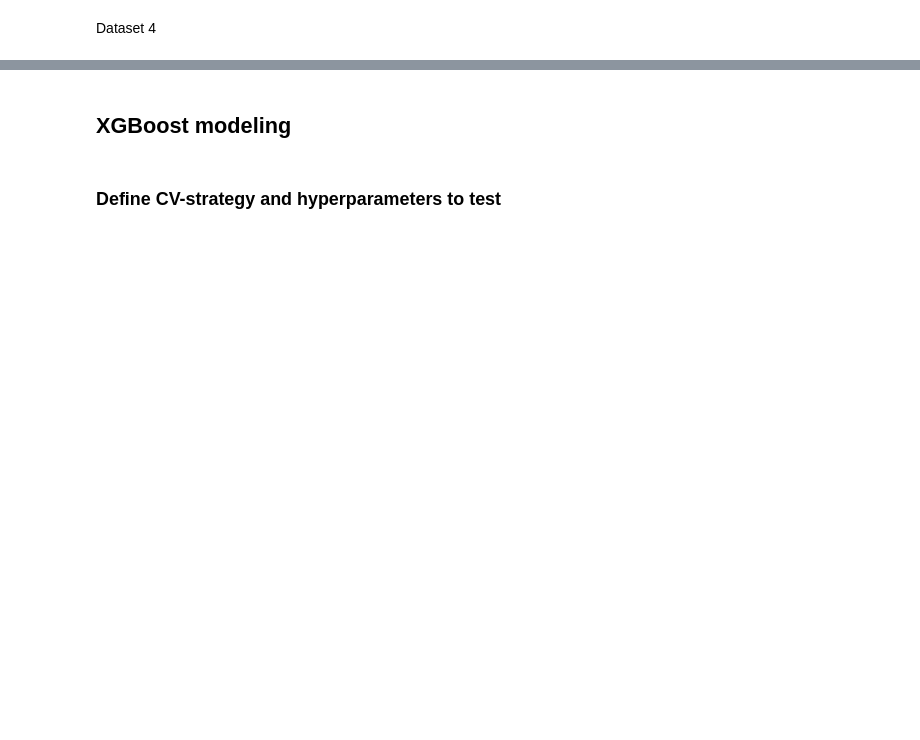
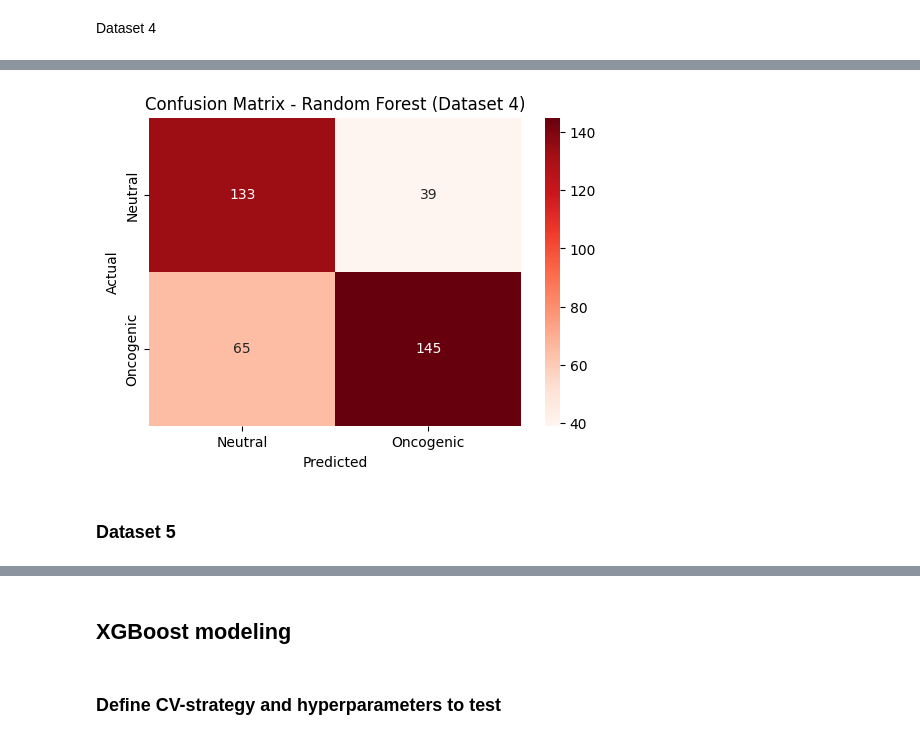
Before and after one commit to anekleiven/machine_learning_pipeline, a Jupyter notebook: 04_Model_Training.ipynb, the cells around one changed output, grey strips where cells are left out. Cells and saved outputs as stored; diff of their text form; code cells hidden in the pictures; blank space fills up the shorter version.

```diff
--- a/04_Model_Training.ipynb
+++ b/04_Model_Training.ipynb
@@ -451,9 +543,9 @@ plt.show()
 # %% [markdown]
 ### Define CV-strategy and hyperparameters to test
 # %%
-cv_strategy = StratifiedGroupKFold(n_splits=5, shuffle=True, random_state=42)
+cv_strategy = StratifiedKFold(n_splits=10, shuffle=True, random_state=42)
 
-gs_rf1 = GridSearchCV(
+rf1 = GridSearchCV(
   estimator=pipe_rf1,
   param_grid={'clf__n_estimators': [225,250,275],
   'clf__max_features': ['sqrt'],
@@ -465,7 +557,7 @@ gs_rf1 = GridSearchCV(
   cv=cv_strategy,
   n_jobs=-1)
 
-gs_rf2 = GridSearchCV(
+rf2 = GridSearchCV(
   estimator=pipe_rf2,
   param_grid={'clf__n_estimators': [225,250,275],
   'clf__max_features': ['sqrt'],
@@ -477,7 +569,7 @@ gs_rf2 = GridSearchCV(
   cv=cv_strategy,
   n_jobs=-1)
 
-gs_rf3 = GridSearchCV(
+rf3 = GridSearchCV(
   estimator=pipe_rf3,
   param_grid={'clf__n_estimators': [225,250,275],
   'clf__max_features': ['sqrt'],
@@ -489,7 +581,7 @@ gs_rf3 = GridSearchCV(
   cv=cv_strategy,
   n_jobs=-1)
 
-gs_rf4 = GridSearchCV(
+rf4 = GridSearchCV(
   estimator=pipe_rf4,
   param_grid={'clf__n_estimators': [225,250,275],
   'clf__max_features': ['sqrt'],
@@ -500,5 +592,17 @@ gs_rf4 = GridSearchCV(
   scoring='f1_macro',
   cv=cv_strategy,
   n_jobs=-1)
+
+rf5 = GridSearchCV(
+  estimator=pipe_rf5,
+  param_grid={'clf__n_estimators': [225,250,275],
+  'clf__max_features': ['sqrt'],
+  'clf__max_depth': [10,15],
+  'clf__criterion': ['entropy'],
+  'clf__min_samples_split': [2, 4],
+  'clf__min_samples_leaf': [1, 2]},
+  scoring='f1_macro',
+  cv=cv_strategy,
+  n_jobs=-1)
 # %% [markdown]
 ### Fit random forest model to all training data
@@ -636,10 +794,10 @@ plt.show()
 Dataset 4
 # %%
 # Predict classes for dataset 4
-y_pred_4 = gs_logistic_4.predict(X_test_4)
+y_pred_4 = rf4.predict(X_test_4)
 
 # Predict probabilities
-y_probs_4 = gs_logistic_4.predict_proba(X_test_4)[:, 1]
+y_probs_4 = rf4.predict_proba(X_test_4)[:, 1]
 
 # F1-score
 test_f1 = f1_score(y_test_4, y_pred_4, average='macro')
@@ -651,10 +821,14 @@ print(classification_report(y_test_4, y_pred_4))
 # %%
 cm = confusion_matrix(y_test_4, y_pred_4)
 plt.figure(figsize=(6,4))
 sns.heatmap(cm, annot=True, fmt='d', cmap='Reds',
             xticklabels=['Neutral', 'Oncogenic'],
             yticklabels=['Neutral', 'Oncogenic'])
 plt.xlabel('Predicted')
 plt.ylabel('Actual')
-plt.title('Confusion Matrix - Logistic Regression (Dataset 4)')
+plt.title('Confusion Matrix - Random Forest (Dataset 4)')
 plt.show()
+# %% [output]
+[figure, added]
+# %% [markdown]
+### Dataset 5
```
Also changed, not shown: parts of 54 cells of this notebook, 3 other files.
